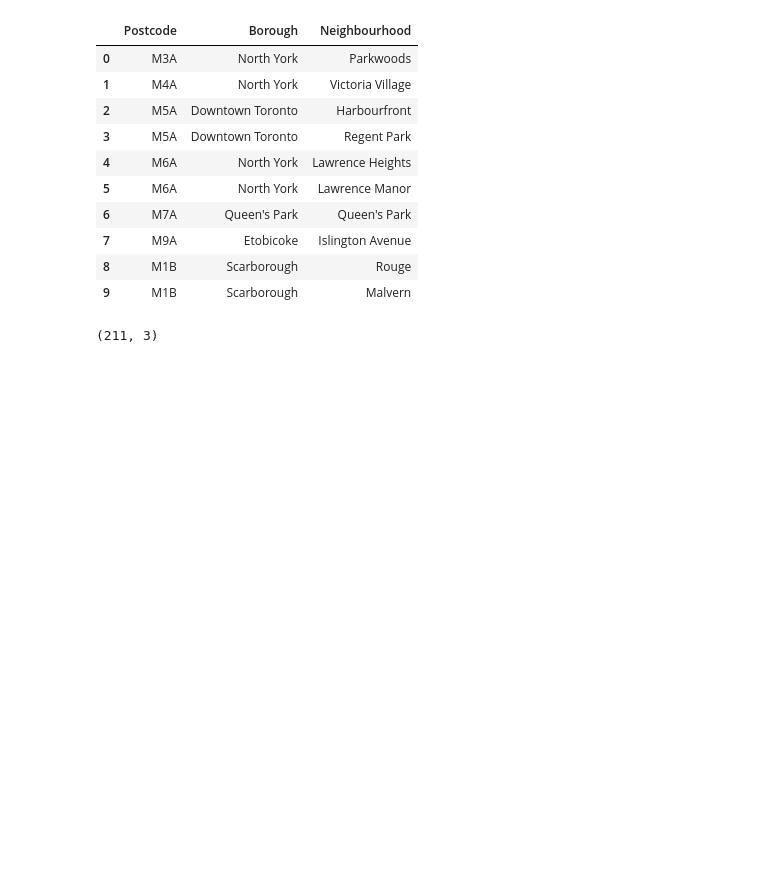
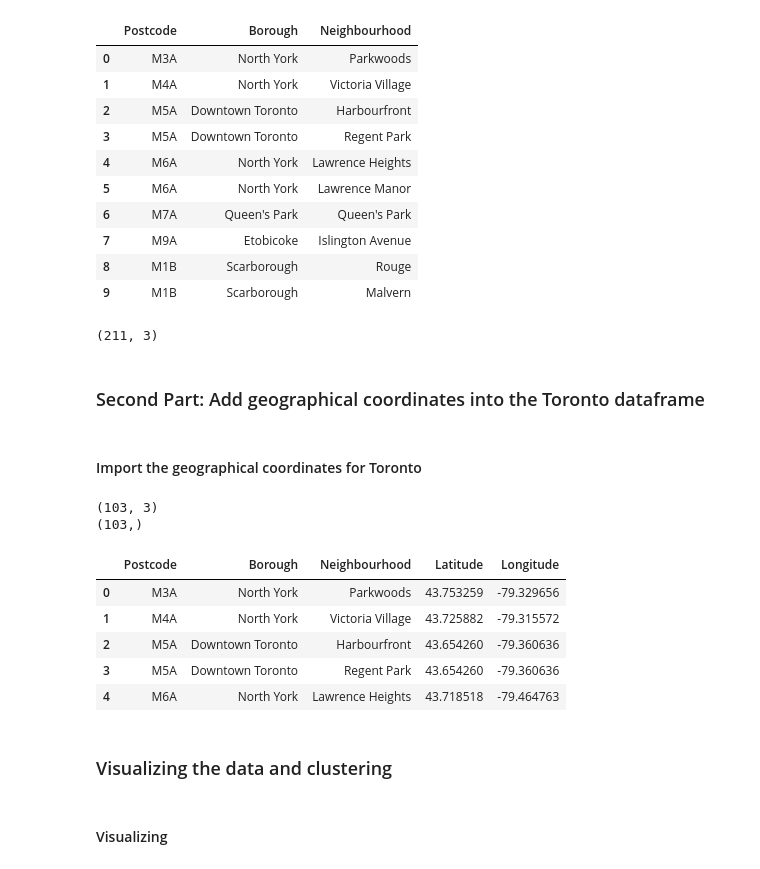
Before and after one commit to nanmon2001/Coursera_Capstone, a Jupyter notebook: Capstone_assignment_week3.ipynb, the cells around one changed output. Cells and saved outputs as stored; diff of their text form; code cells hidden in the pictures; blank space fills up the shorter version.

```diff
--- a/Capstone_assignment_week3.ipynb
+++ b/Capstone_assignment_week3.ipynb
@@ -109,3 +111,39 @@ toronto_df.head(10)
 toronto_df.shape
 # %% [output]
 (211, 3)
+# %% [markdown]
+### Second Part: Add geographical coordinates into the Toronto dataframe
+# %% [markdown]
+#### Import the geographical coordinates for Toronto
+# %%
+coordinates_df = pd.read_csv('Geospatial_Coordinates.csv')
+coordinates_df.head(100)
+#check if matches both dataframe total postcode number matches
+print(coordinates_df.shape)
+print(toronto_df['Postcode'].unique().shape)
+# %% [output]
+(103, 3)
+(103,)
+# %%
+#create a Latitude and Longitude column for toronto_df
+latitude = pd.Series([])
+longitude = pd.Series([])
+for i in range(len(toronto_df)):
+    latitude[i] = float(coordinates_df.loc[coordinates_df['Postal Code'] == toronto_df['Postcode'][i]].Latitude)
+    longitude[i] = float(coordinates_df.loc[coordinates_df['Postal Code'] == toronto_df['Postcode'][i]].Longitude)
+# %%
+#Add a new column into the toronto dataframe
+toronto_df['Latitude'] = latitude
+toronto_df['Longitude'] = longitude
+toronto_df.head()
+# %% [output]
+|  | Postcode | Borough | Neighbourhood | Latitude | Longitude |
+| 0 | M3A | North York | Parkwoods | 43.753259 | -79.329656 |
+| 1 | M4A | North York | Victoria Village | 43.725882 | -79.315572 |
+| 2 | M5A | Downtown Toronto | Harbourfront | 43.654260 | -79.360636 |
+| 3 | M5A | Downtown Toronto | Regent Park | 43.654260 | -79.360636 |
+| 4 | M6A | North York | Lawrence Heights | 43.718518 | -79.464763 |
+# %% [markdown]
+### Visualizing the data and clustering
+# %% [markdown]
+#### Visualizing
```
Also changed, not shown: parts of 5 cells of this notebook.
